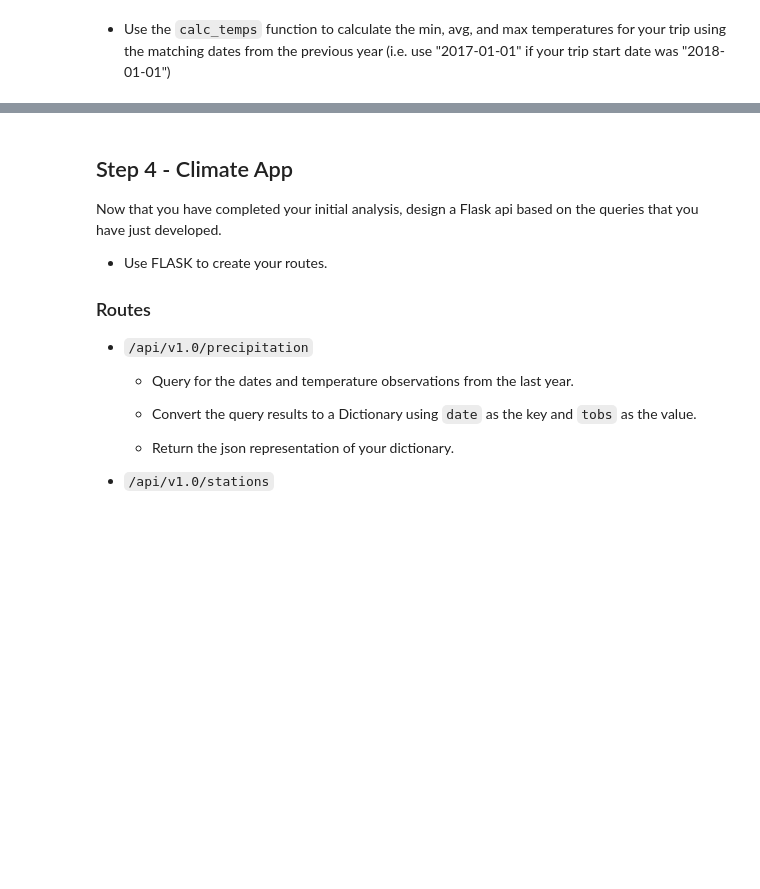
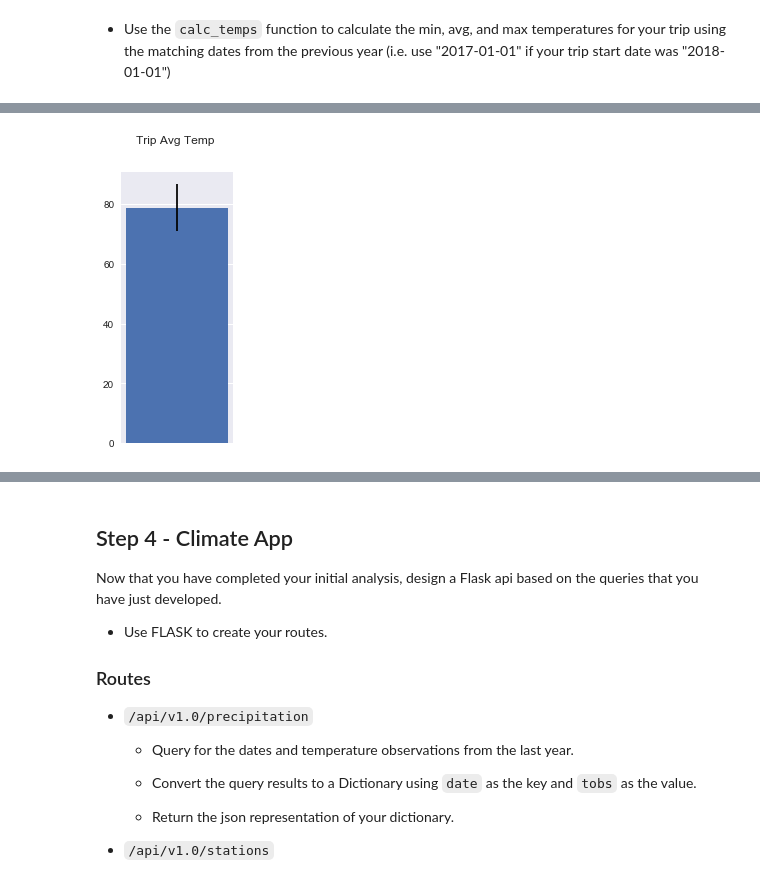
Before and after one commit to yegorkryukov/python-challenge, a Jupyter notebook: HonoluluPy/climate_analysis.ipynb, the cells around one changed output, grey strips where cells are left out. Cells and saved outputs as stored; diff of their text form; code cells hidden in the pictures; blank space fills up the shorter version.

```diff
--- a/HonoluluPy/climate_analysis.ipynb
+++ b/HonoluluPy/climate_analysis.ipynb
@@ -119,10 +148,6 @@ plt.show()
 ### Temperature Analysis
 
 * Write a function called `calc_temps` that will accept a start date and end date in the format `%Y-%m-%d` and return the minimum, average, and maximum temperatures for that range of dates.
-# %%
-min_temp = session.query(func.min(Measurement.tobs).label('name')).\
-    filter(Measurement.date>start_date, Measurement.date<end_date).all()
-print(min_temp[0].name)
 # %%
 def calc_temps(start_date, end_date):
     min_temp = session.query(func.min(Measurement.tobs).label('name')).\
@@ -145 +181,13 @@ print(f'Min: {mn}, max: {mx}, average: {av}')
+# %%
+import numpy as np
+f, ax = plt.subplots(figsize=(2,5))
+plt.style.use('seaborn')
+yerr=np.array([(av-mn,mx-av)])
+plt.bar(1,av,yerr=yerr,width=0.5)
+plt.suptitle('Trip Avg Temp')
+plt.set_y
+ax.get_xaxis().set_visible(False)
+plt.show()
+# %% [output]
+[figure, added]
 # %% [markdown]
```
Also changed, not shown: parts of 19 cells of this notebook.
